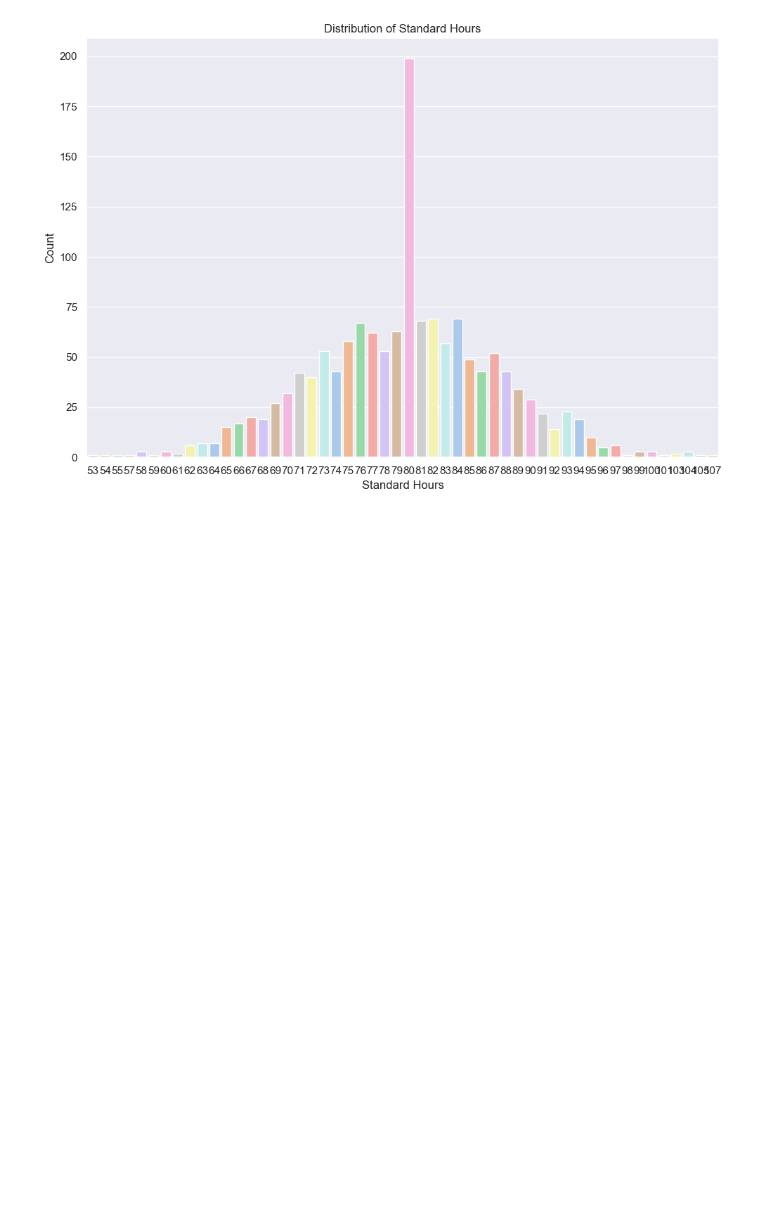
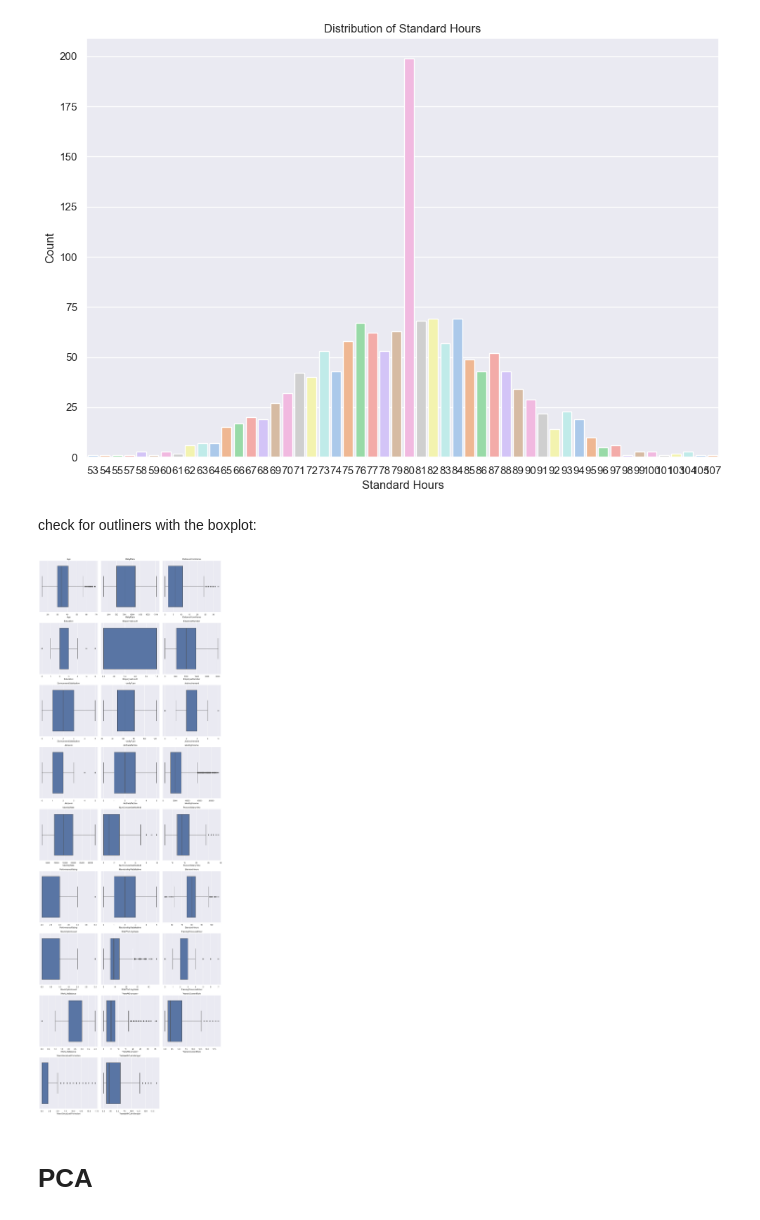
Before and after one commit to Sba23037/CristinaPriolo_Sba23037_Lvl8_CA2_Integrated, a Jupyter notebook: CristinaPriolo_Sba23037_Lvl8_CA2_Integrated.ipynb, the cells around one changed output. Cells and saved outputs as stored; diff of their text form; code cells hidden in the pictures; blank space fills up the shorter version.

```diff
--- a/CristinaPriolo_Sba23037_Lvl8_CA2_Integrated.ipynb
+++ b/CristinaPriolo_Sba23037_Lvl8_CA2_Integrated.ipynb
@@ -525,3 +534,24 @@ plt.tight_layout()
 plt.show()
 # %% [output]
 [figure]
+# %% [markdown]
+check for outliners with the boxplot:
+# %%
+numerical_columns = dataset.select_dtypes(include=['int64', 'float64']).columns
+num_cols = len(numerical_columns)
+
+# Calculate the number of rows and columns needed for subplots
+num_rows = (num_cols - 1) // 3 + 1  # Adjust the number of columns per row here (currently 3)
+
+plt.figure(figsize=(15, 5 * num_rows))
+for i, column in enumerate(numerical_columns):
+    plt.subplot(num_rows, 3, i + 1)  # Adjust the number of columns per row here
+    sns.boxplot(x=dataset[column])
+    plt.title(column)
+    plt.tight_layout()
+
+plt.show()
+# %% [output]
+[figure, added]
+# %% [markdown]
+# PCA
```
Also changed, not shown: parts of 21 cells of this notebook.
